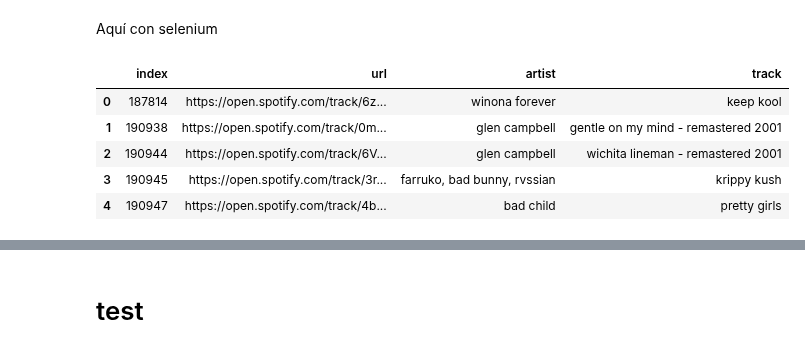
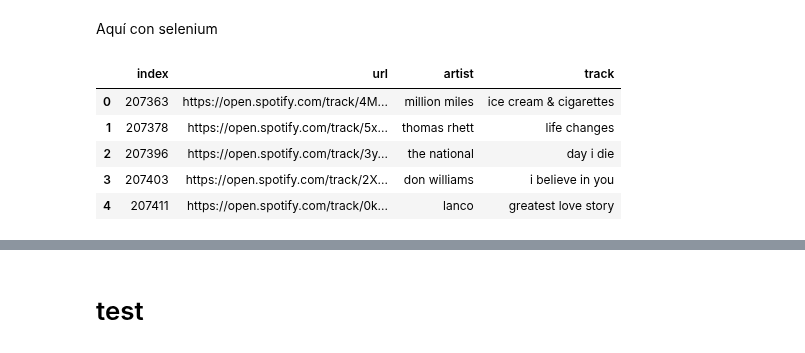
Before and after one commit to annassanchez/ETL_project, a Jupyter notebook: notebooks/4-scraping_genius.ipynb, the cells around one changed output, grey strips where cells are left out. Cells and saved outputs as stored; diff of their text form; code cells hidden in the pictures.

```diff
--- a/notebooks/4-scraping_genius.ipynb
+++ b/notebooks/4-scraping_genius.ipynb
@@ -286,15 +286,15 @@ almacen_paginas = {
 # %%
 #test = tracks.iloc[(513 + 192):,:].reset_index(drop=True)
 test = tracks.iloc[(len(almacen_paginas['url'])):,:].reset_index(drop=True)
-filename = 'genius_dataset_scraped3'
+filename = 'genius_dataset_scraped4'
 test.head()
 # %% [output]
 |  | index | url | artist | track |
-| 0 | 187814 | https://open.spotify.com/track/6z... | winona forever | keep kool |
-| 1 | 190938 | https://open.spotify.com/track/0m... | glen campbell | gentle on my mind - remastered 2001 |
-| 2 | 190944 | https://open.spotify.com/track/6V... | glen campbell | wichita lineman - remastered 2001 |
-| 3 | 190945 | https://open.spotify.com/track/3r... | farruko, bad bunny, rvssian | krippy kush |
-| 4 | 190947 | https://open.spotify.com/track/4b... | bad child | pretty girls |
+| 0 | 207363 | https://open.spotify.com/track/4M... | million miles | ice cream & cigarettes |
+| 1 | 207378 | https://open.spotify.com/track/5x... | thomas rhett | life changes |
+| 2 | 207396 | https://open.spotify.com/track/3y... | the national | day i die |
+| 3 | 207403 | https://open.spotify.com/track/2X... | don williams | i believe in you |
+| 4 | 207411 | https://open.spotify.com/track/0k... | lanco | greatest love story |
 # %%
 #almacen_paginas['pagina'].append(np.nan)
 #almacen_paginas['lyrics'].append(np.nan)
```
Also changed, not shown: parts of 2 cells of this notebook.
